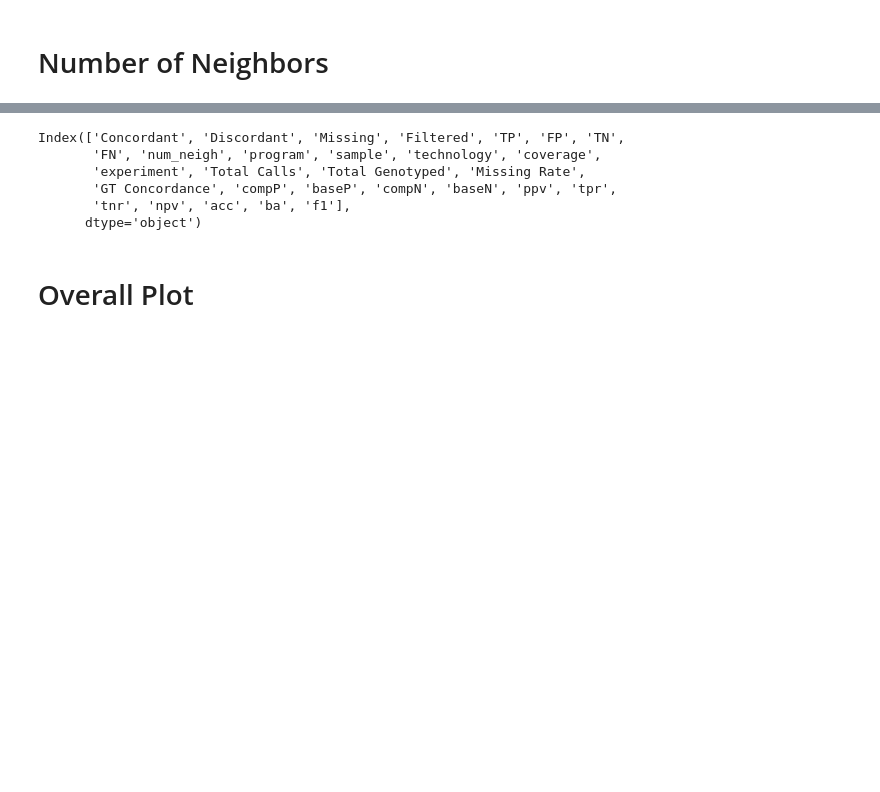
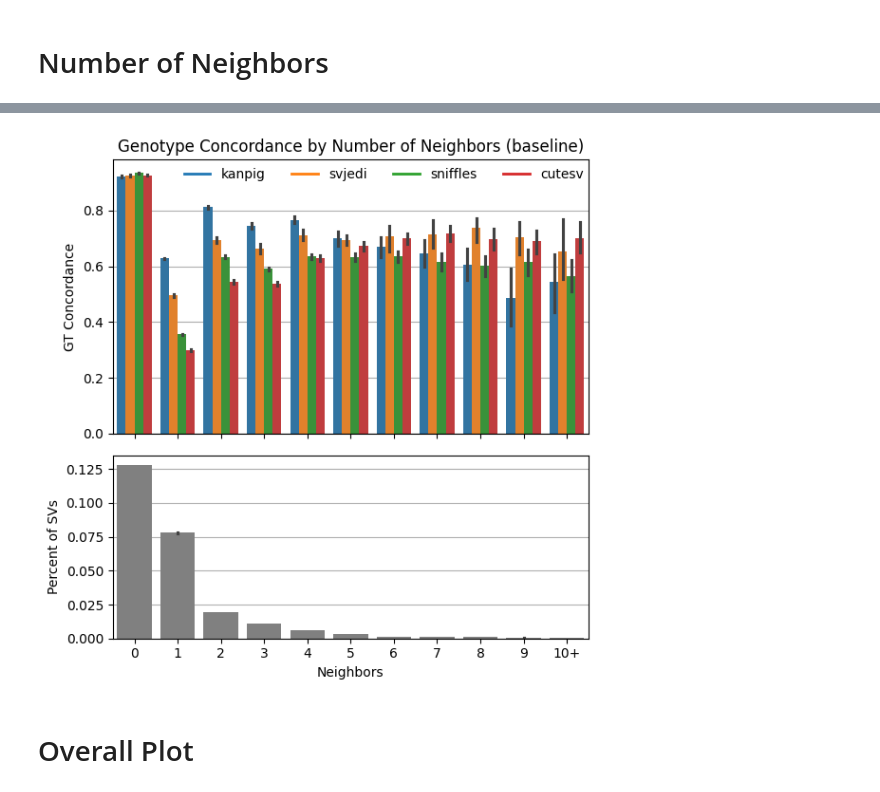
Before and after one commit to fabio-cunial/kanpig_experiments, a Jupyter notebook: manuscript/analysis/TM_Analysis.ipynb, the cells around one changed output, grey strips where cells are left out. Drawn from its saved outputs; the diff is of its cells as text; code cells hidden in the pictures; blank space fills up the shorter version.

```diff
--- a/manuscript/analysis/TM_Analysis.ipynb
+++ b/manuscript/analysis/TM_Analysis.ipynb
@@ -217,12 +217,58 @@ fig.tight_layout()
 # %%
-neigh_data.columns
+add_summary(neigh_data)
+
+yvar = "GT Concordance"
+experiment = "tm"
+fig, (ax1, ax2) = plt.subplots(2, 1, sharex=True, figsize=(6, 6),
+                              gridspec_kw={'height_ratios': [3, 2]})  # figsize is (width, height)
+
+view = neigh_data[(neigh_data['experiment'] == experiment)
+                  & (neigh_data['technology'] == 'pac')
+                 & (neigh_data['coverage'] == '32x')]
+lineplot = sb.barplot(data=view, ax=ax1,
+                       x="num_neigh", y=yvar,
+                       hue="program",
+                      hue_order=['kanpig', 'svjedi', 'sniffles', 'cutesv'],
+                     zorder=2)
+
+hue_labels = ['kanpig', 'svjedi', 'sniffles', 'cutesv']
+#styles = ['solid', 'dashed']
+#style_labels = neigh_data['Technology'].unique()
+
+# Get handles and labels for both hue and style
+handles, _ = lineplot.get_legend_handles_labels()
+
+# Create legend elements
+hue_elements = [plt.Line2D([0], [0], color=sb.color_palette()[i], lw=2) for i in range(len(hue_labels))]
+#style_elements = [plt.Line2D([0], [0], color='black', linestyle=styles[i], lw=2) for i in range(len(style_labels))]
+
+# Combine elements
+legend_elements = hue_elements #+ style_elements
+legend_labels = list(hue_labels) #+ list(style_labels)
+
+lineplot.set_xticks([0, 1, 2, 3, 4, 5, 6, 7, 8, 9, 10])
+lineplot.set_xticklabels(["0", "1", "2", "3", "4", "5", "6", "7", "8", "9", "10+"])
+lineplot.set(title="Genotype Concordance by Number of Neighbors (baseline)",
+             xlabel="",
+             ylabel="GT Concordance")
+# Create custom legend
+ax1.legend(legend_elements, legend_labels, title='', ncol=4, loc='upper right',
+           bbox_to_anchor=(1.015, 1.015), frameon=False)
+ax1.grid(axis='y', zorder=1)
+
+# This is redundantly added...
+baseline = neigh_data[(neigh_data['technology'] == 'pac')
+                      & (neigh_data['experiment'] == 'ts')
+                      & (neigh_data['coverage'] == '32x')
+                      & (neigh_data['sample'] == 'HG002')]
+pct = baseline[['num_neigh', 'Total Calls']].copy()
+pct['percent of calls'] = pct['Total Calls'] / pct['Total Calls'].sum()
+hist = sb.barplot(data=pct, x="num_neigh", y="percent of calls", zorder=2, color='#808080')
+hist.set(ylabel="Percent of SVs", xlabel="Neighbors")
+ax2.grid(axis='y', zorder=1)
+fig.tight_layout()
 # %% [output]
-Index(['Concordant', 'Discordant', 'Missing', 'Filtered', 'TP', 'FP', 'TN',
-       'FN', 'num_neigh', 'program', 'sample', 'technology', 'coverage',
-       'experiment', 'Total Calls', 'Total Genotyped', 'Missing Rate',
-       'GT Concordance', 'compP', 'baseP', 'compN', 'baseN', 'ppv', 'tpr',
-       'tnr', 'npv', 'acc', 'ba', 'f1'],
-      dtype='object')
+[figure, added]
 # %% [markdown]
 # Overall Plot
 # %%
```
Also changed, not shown: parts of 3 cells of this notebook, 1 other file.
